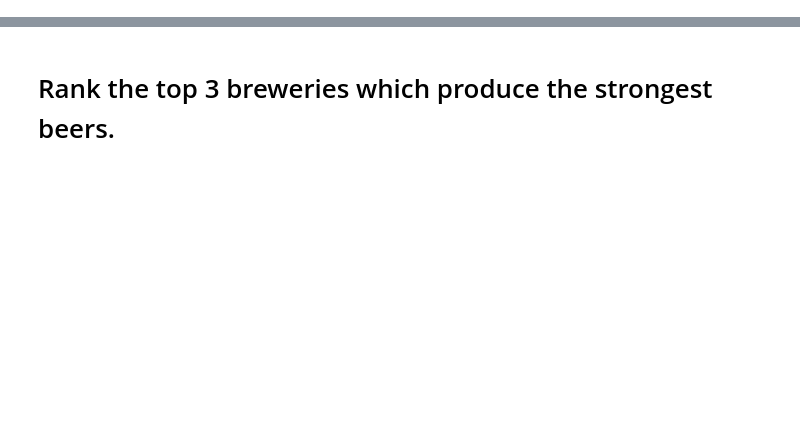
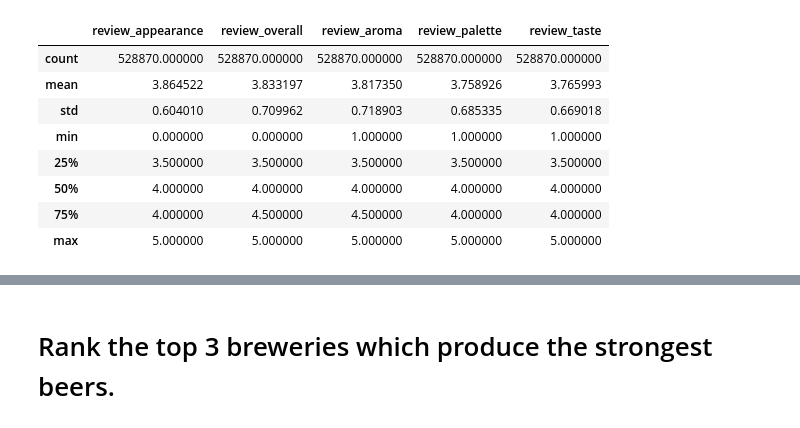
Before and after one commit to AvatarJoshi/beer_data_analysis, a Jupyter notebook: beer_analysis.ipynb, the cells around one changed output, grey strips where cells are left out. Cells and saved outputs as stored; diff of their text form; code cells hidden in the pictures; blank space fills up the shorter version.

```diff
--- a/beer_analysis.ipynb
+++ b/beer_analysis.ipynb
@@ -8,0 +44,13 @@ df = pd.read_csv("./resources/datasets/BeerDataScienceProject.tar.bz2", compress
+# %%
+# Get statistics from the review columns
+df[["review_appearance", "review_overall", "review_aroma", "review_palette", "review_taste"]].describe()
+# %% [output]
+|  | review_appearance | review_overall | review_aroma | review_palette | review_taste |
+| count | 528870.000000 | 528870.000000 | 528870.000000 | 528870.000000 | 528870.000000 |
+| mean | 3.864522 | 3.833197 | 3.817350 | 3.758926 | 3.765993 |
+| std | 0.604010 | 0.709962 | 0.718903 | 0.685335 | 0.669018 |
+| min | 0.000000 | 0.000000 | 1.000000 | 1.000000 | 1.000000 |
+| 25% | 3.500000 | 3.500000 | 3.500000 | 3.500000 | 3.500000 |
+| 50% | 4.000000 | 4.000000 | 4.000000 | 4.000000 | 4.000000 |
+| 75% | 4.000000 | 4.500000 | 4.500000 | 4.000000 | 4.000000 |
+| max | 5.000000 | 5.000000 | 5.000000 | 5.000000 | 5.000000 |
```
Also changed, not shown: parts of 9 cells of this notebook, 1 other file.
